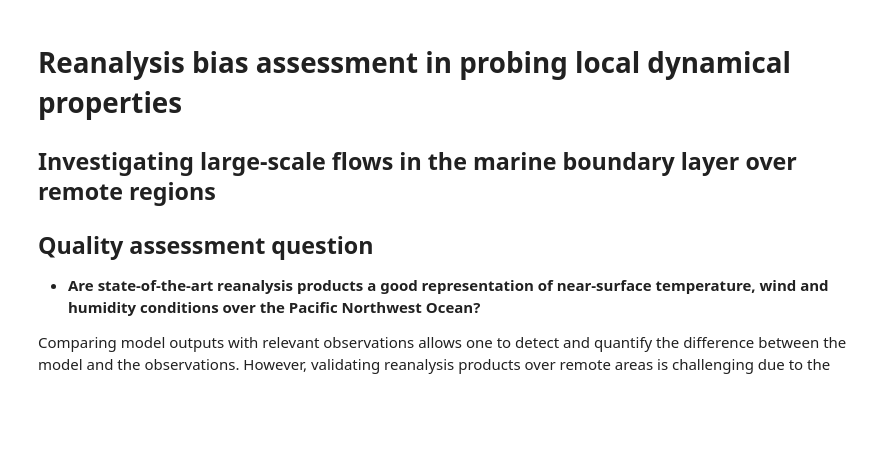
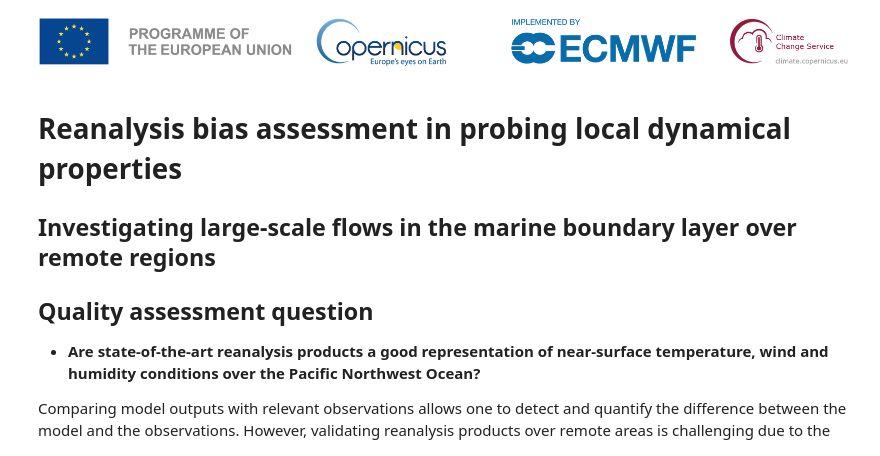
Before and after one commit to cbartucca/C3S_520, a Jupyter notebook: ERA5_assessment.ipynb, the cells around one changed output. Cells and saved outputs as stored; diff of their text form; code cells hidden in the pictures; blank space fills up the shorter version.

```diff
--- a/ERA5_assessment.ipynb
+++ b/ERA5_assessment.ipynb
@@ -3,3 +1,8 @@
+# %%
+from IPython.display import display, HTML, Image
+Image(filename='/mnt/hgfs/DATI/C3S_520/LogoLine_horizon_C3S.png', width = 1000, height = 500)
+# %% [output]
+[figure, added]
 # %% [markdown]
 # Reanalysis bias assessment in probing local dynamical properties
 
```
Also changed, not shown: parts of 2 cells of this notebook.
